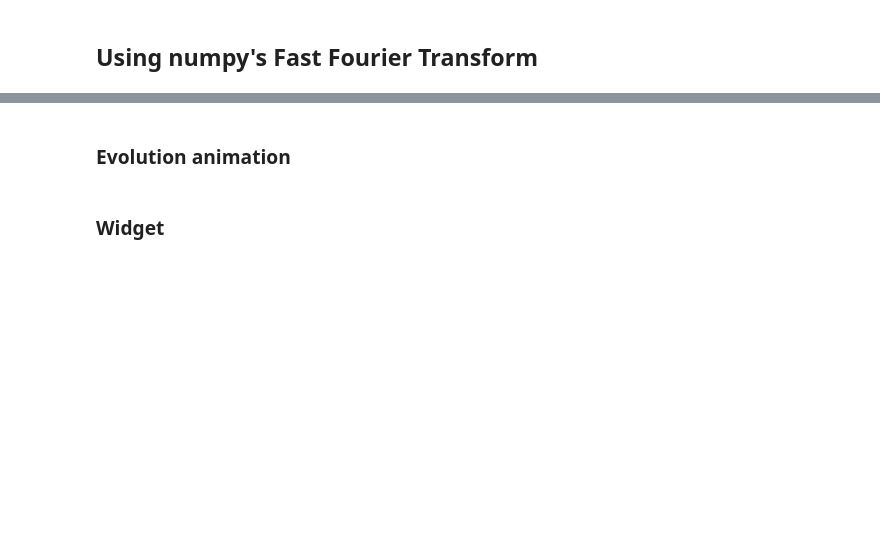
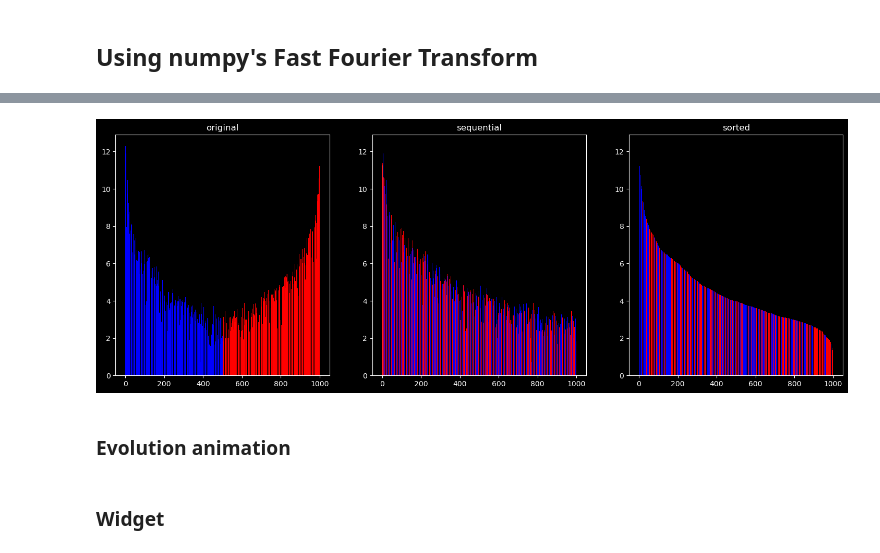
Before and after one commit to Jwalin1/Fourier-series, a Jupyter notebook: notebooks/Fourier_series_FFT.ipynb, the cells around one changed output, grey strips where cells are left out. Cells and saved outputs as stored; diff of their text form; code cells hidden in the pictures; blank space fills up the shorter version.

```diff
--- a/notebooks/Fourier_series_FFT.ipynb
+++ b/notebooks/Fourier_series_FFT.ipynb
@@ -52 +58,32 @@ plt.show()
+# %%
+ignore_zeroth = False
+freqs = coeffs
+if ignore_zeroth:
+  freqs = freqs[1:]
+
+fig, axs = plt.subplots(1,3, figsize=(18,6))
+
+colors = ['w'] + ['b']*(len(freqs)//2) + ['r']*(len(freqs)//2)
+axs[0].bar(range(len(freqs)), np.log(1+abs(freqs)), color=colors)
+axs[0].title.set_text('original')
+
+sorted_indices = get_alternating_sequence(len(freqs))
+freqs = freqs[sorted_indices]
+colors = [colors[i] for i in sorted_indices]
+axs[1].bar(range(len(freqs)), np.log(1+abs(freqs)), color=colors)
+axs[1].title.set_text('sequential')
+
+sorted_indices = np.argsort(abs(freqs))[::-1]
+freqs = freqs[sorted_indices]
+colors = [colors[i] for i in sorted_indices]
+axs[2].bar(range(len(freqs)), np.log(1+abs(freqs)), color=colors)
+axs[2].title.set_text('sorted')
+
+plt.show()
+
+if ignore_zeroth:
+  sorted_indices += 1
+  sorted_indices = np.insert(sorted_indices, 0, 0)
+# %% [output]
+[figure, added]
 # %%
```
Also changed, not shown: parts of 7 cells of this notebook.
